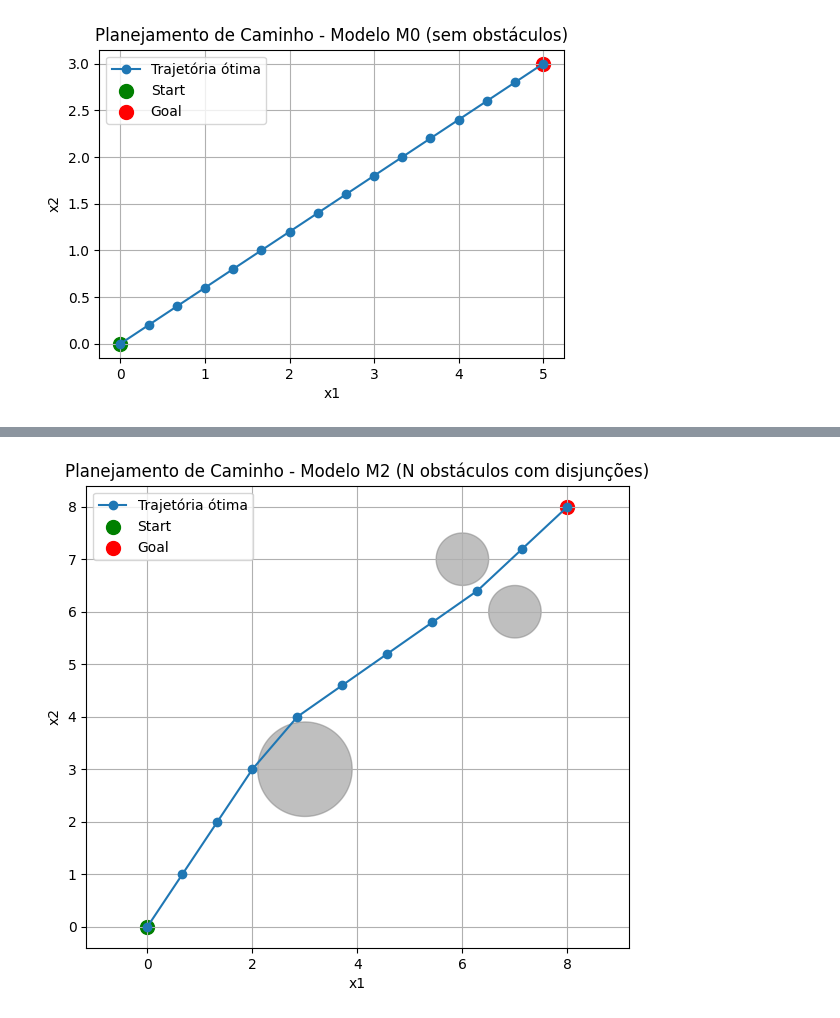
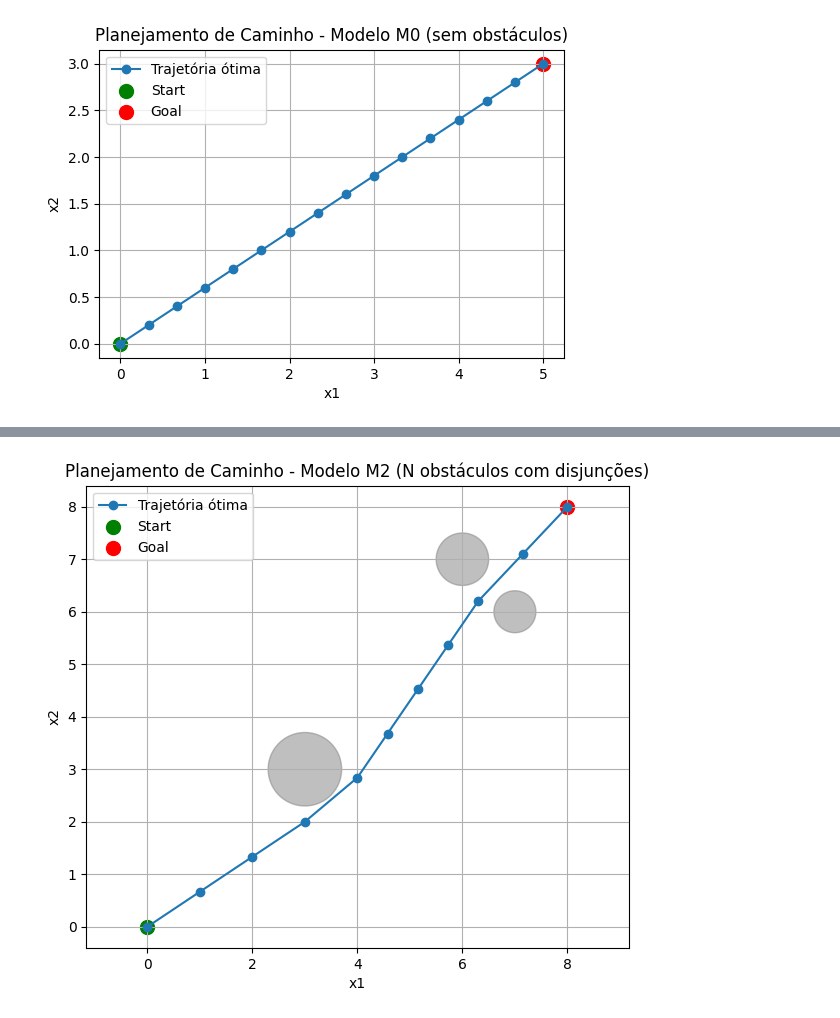
Before and after one commit to JunioCesarFerreira/AutonomousSystems_Optimization_and_DecisionMaking, a Jupyter notebook: 02-otimization/7.planning.ipynb, the cells around one changed output, grey strips where cells are left out. Saved outputs shown, nothing was run; the diff lists cells and outputs as text; code cells hidden in the pictures.

```diff
--- a/02-otimization/7.planning.ipynb
+++ b/02-otimization/7.planning.ipynb
@@ -118,7 +188,7 @@ from gurobipy import Model, GRB, QuadExpr
 # ---------------------
 # PARÂMETROS
 # ---------------------
-T = 20                     # horizonte
+T = 10                     # horizonte
 u_min, u_max = -1.0, 1.0   # limites de controle
 x_start = np.array([0.0, 0.0])
 x_goal  = np.array([8.0, 6.0])
@@ -126,6 +196,8 @@ x_goal  = np.array([8.0, 6.0])
 # Obstáculo circular
 c = np.array([4.0, 3.0])   # centro
 r = 1.5                    # raio
+delta = 0.15
+R = r+delta
 
 # ---------------------
 # MODELO GUROBI
@@ -156,7 +228,7 @@ for t in range(T+1):
     expr = QuadExpr()
     expr.add((x[t,0] - c[0]) * (x[t,0] - c[0]))
     expr.add((x[t,1] - c[1]) * (x[t,1] - c[1]))
-    mdl.addQConstr(expr >= r*r)
+    mdl.addQConstr(expr >= R*R)
 
 # ---------------------
 # RESOLUÇÃO
@@ -242,13 +310,13 @@ x_goal  = np.array([8.0, 8.0])
 
 # Lista de obstáculos (círculos)
 obstacles = [
-    (np.array([3.0, 3.0]), 0.9),
-    (np.array([7.0, 6.0]), 0.5),
+    (np.array([3.0, 3.0]), 0.7),
+    (np.array([7.0, 6.0]), 0.4),
     (np.array([6.0, 7.0]), 0.5),
 ]
 
-epsilon = 0.1
-M = 100.0
+epsilon = 0.3
+M = 1000.0
 
 # ---------------------
 # MODELO GUROBI
@@ -299,31 +367,31 @@ for i,(c,r) in enumerate(obstacles):
         mdl.addConstr(x[t,1] >= c[1] + r + epsilon - M*(1-b[i,t,"T"]))
 
 # ---------------------
 # RESOLUÇÃO
 # ---------------------
 mdl.optimize()
 
 # Extrair solução
 x_sol = np.array([[x[t,0].X, x[t,1].X] for t in range(T+1)])
 
 # ---------------------
 # PLOTAGEM
 # ---------------------
 plt.figure(figsize=(7,6))
 plt.plot(x_sol[:,0], x_sol[:,1], 'o-', label="Trajetória ótima")
 plt.scatter(x_start[0], x_start[1], c='green', s=100, label="Start")
 plt.scatter(x_goal[0], x_goal[1], c='red', s=100, label="Goal")
 
 theta = np.linspace(0,2*np.pi,200)
 for (c,r) in obstacles:
     plt.fill(c[0] + r*np.cos(theta), c[1] + r*np.sin(theta), color='gray', alpha=0.5)
 
 plt.xlabel("x1")
 plt.ylabel("x2")
 plt.title("Planejamento de Caminho - Modelo M2 (N obstáculos com disjunções)")
 plt.legend()
 plt.axis("equal")
 plt.grid(True)
 plt.show()
 # %% [output]
-[figure, old version]
+[figure, new version]
```
Also changed, not shown: parts of 5 cells of this notebook.
